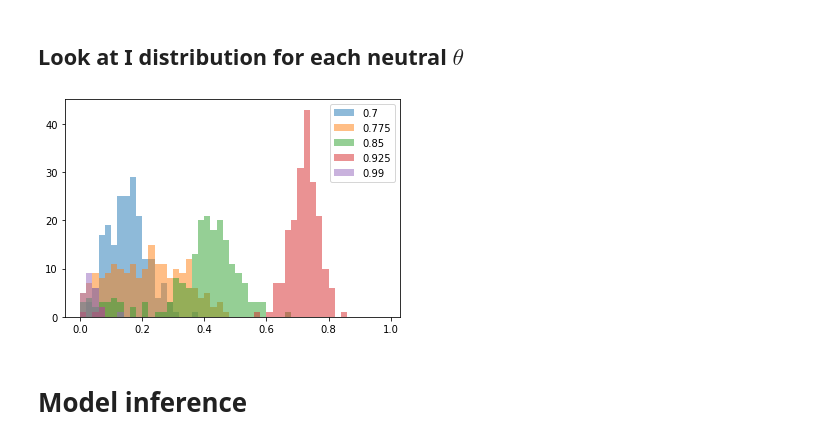
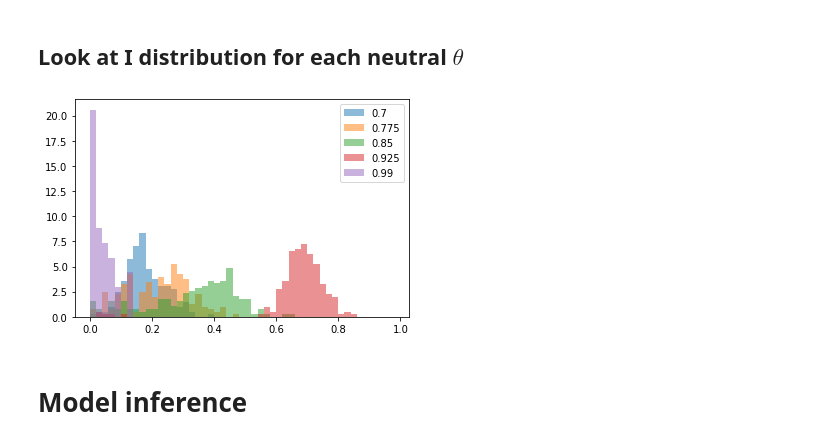
Before and after one commit to james-burridge/Hopfield_SED, a Jupyter notebook: SHEET_4_SED_Analysis.ipynb, the cells around one changed output. Cells and saved outputs as stored; diff of their text form; code cells hidden in the pictures.

```diff
--- a/SHEET_4_SED_Analysis.ipynb
+++ b/SHEET_4_SED_Analysis.ipynb
@@ -241,11 +241,11 @@ for theta in neut_thetas:
 # %%
 Ibins=np.arange(0,1,0.02)
 for I_vals in neut_I_vals_separate:
-    plt.hist(I_vals,bins=Ibins,alpha=0.5)
+    plt.hist(I_vals,bins=Ibins,alpha=0.5,density=True)
 plt.legend(b_vals)
 plt.show()
 # %% [output]
-[figure, old version]
+[figure, new version]
 # %% [markdown]
 # Model inference
 # %%
```
Also changed, not shown: 12 other files.
